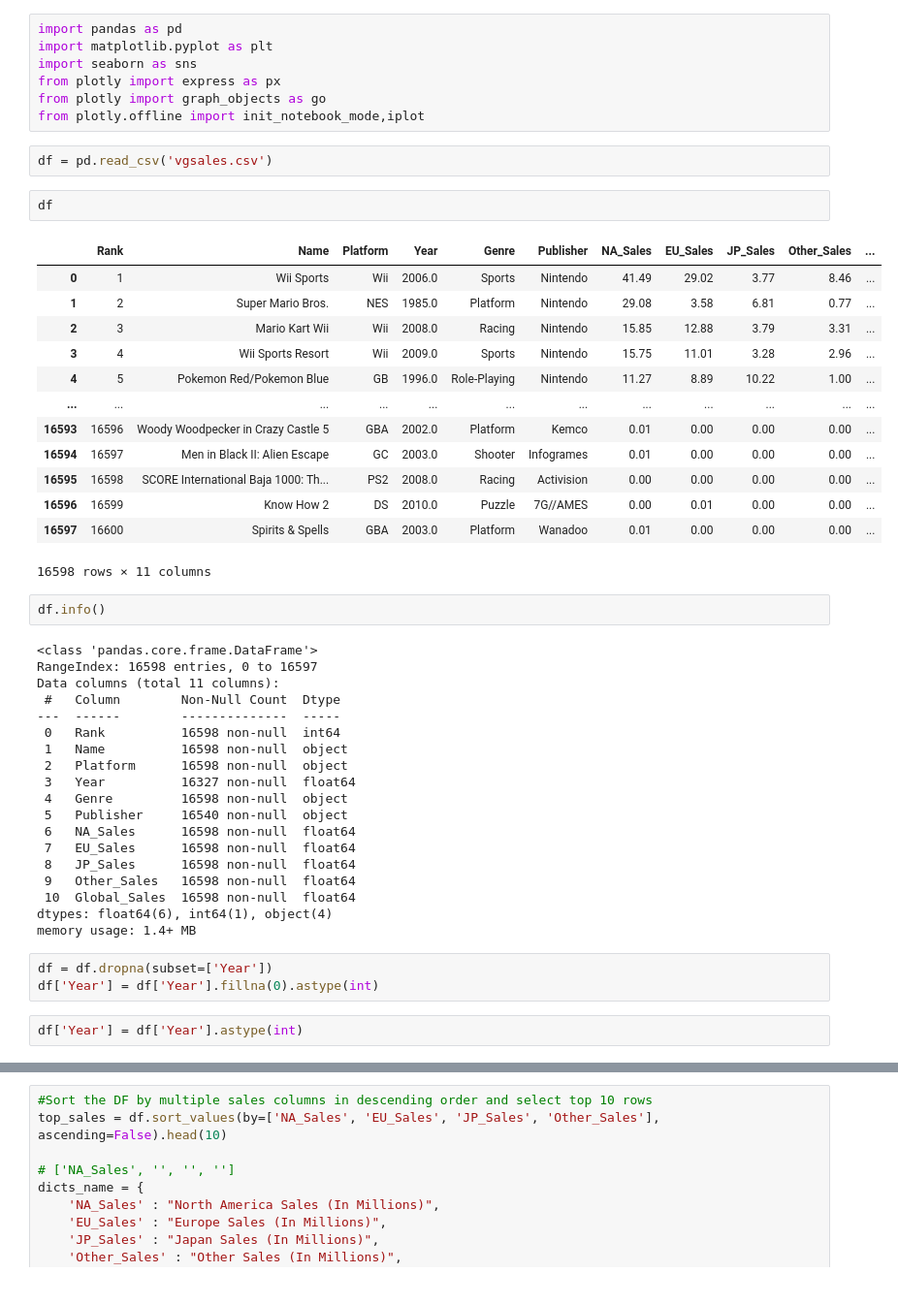
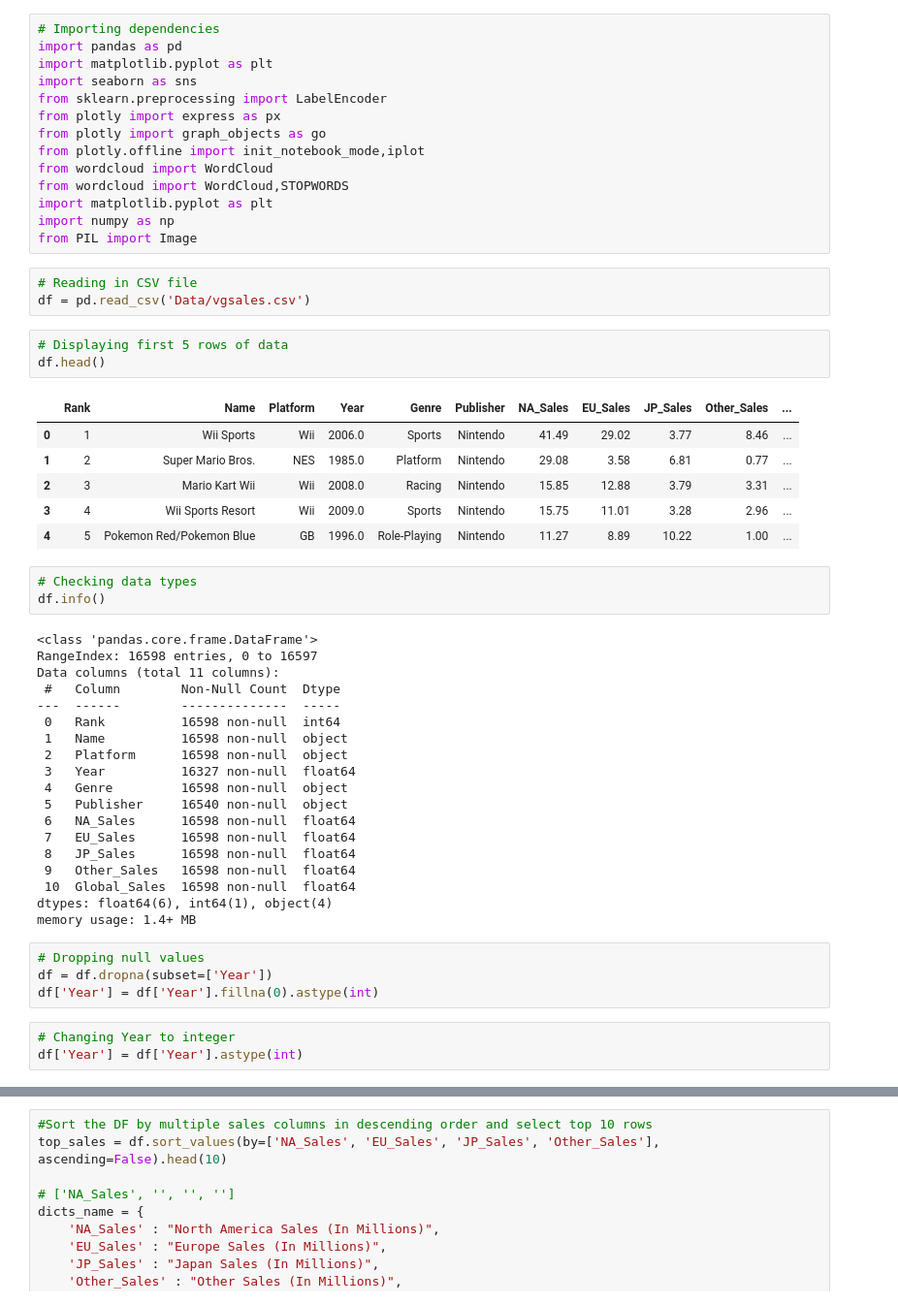
Before and after one commit to muneebsamad/project4-team4, a Jupyter notebook: Visualization.ipynb, the cells around one changed output, grey strips where cells are left out. Shown at 97% size. Saved outputs shown, nothing was run; the diff lists cells and outputs as text.

```diff
--- a/Visualization.ipynb
+++ b/Visualization.ipynb
@@ -1,29 +1,32 @@
 # %%
+# Importing dependencies
 import pandas as pd
 import matplotlib.pyplot as plt
 import seaborn as sns
+from sklearn.preprocessing import LabelEncoder
 from plotly import express as px
 from plotly import graph_objects as go
 from plotly.offline import init_notebook_mode,iplot
+from wordcloud import WordCloud
+from wordcloud import WordCloud,STOPWORDS
+import matplotlib.pyplot as plt
+import numpy as np
+from PIL import Image
 # %%
-df = pd.read_csv('vgsales.csv')
+# Reading in CSV file
+df = pd.read_csv('Data/vgsales.csv')
 # %%
-df
+# Displaying first 5 rows of data
+df.head()
 # %% [output]
 |  | Rank | Name | Platform | Year | Genre | Publisher | NA_Sales | EU_Sales | JP_Sales | Other_Sales | ... |
 | 0 | 1 | Wii Sports | Wii | 2006.0 | Sports | Nintendo | 41.49 | 29.02 | 3.77 | 8.46 | ... |
 | 1 | 2 | Super Mario Bros. | NES | 1985.0 | Platform | Nintendo | 29.08 | 3.58 | 6.81 | 0.77 | ... |
 | 2 | 3 | Mario Kart Wii | Wii | 2008.0 | Racing | Nintendo | 15.85 | 12.88 | 3.79 | 3.31 | ... |
 | 3 | 4 | Wii Sports Resort | Wii | 2009.0 | Sports | Nintendo | 15.75 | 11.01 | 3.28 | 2.96 | ... |
 | 4 | 5 | Pokemon Red/Pokemon Blue | GB | 1996.0 | Role-Playing | Nintendo | 11.27 | 8.89 | 10.22 | 1.00 | ... |
-| ... | ... | ... | ... | ... | ... | ... | ... | ... | ... | ... | ... |
-| 16593 | 16596 | Woody Woodpecker in Crazy Castle 5 | GBA | 2002.0 | Platform | Kemco | 0.01 | 0.00 | 0.00 | 0.00 | ... |
-| 16594 | 16597 | Men in Black II: Alien Escape | GC | 2003.0 | Shooter | Infogrames | 0.01 | 0.00 | 0.00 | 0.00 | ... |
-| 16595 | 16598 | SCORE International Baja 1000: Th... | PS2 | 2008.0 | Racing | Activision | 0.00 | 0.00 | 0.00 | 0.00 | ... |
-| 16596 | 16599 | Know How 2 | DS | 2010.0 | Puzzle | 7G//AMES | 0.00 | 0.01 | 0.00 | 0.00 | ... |
-| 16597 | 16600 | Spirits & Spells | GBA | 2003.0 | Platform | Wanadoo | 0.01 | 0.00 | 0.00 | 0.00 | ... |
-16598 rows × 11 columns
 # %%
+# Checking data types
 df.info()
 # %% [output]
 <class 'pandas.core.frame.DataFrame'>
@@ -45,7 +48,9 @@ Data columns (total 11 columns):
 dtypes: float64(6), int64(1), object(4)
 memory usage: 1.4+ MB
 # %%
+# Dropping null values
 df = df.dropna(subset=['Year'])
 df['Year'] = df['Year'].fillna(0).astype(int)
 # %%
+# Changing Year to integer
 df['Year'] = df['Year'].astype(int)
```
Also changed, not shown: parts of 30 cells of this notebook.
